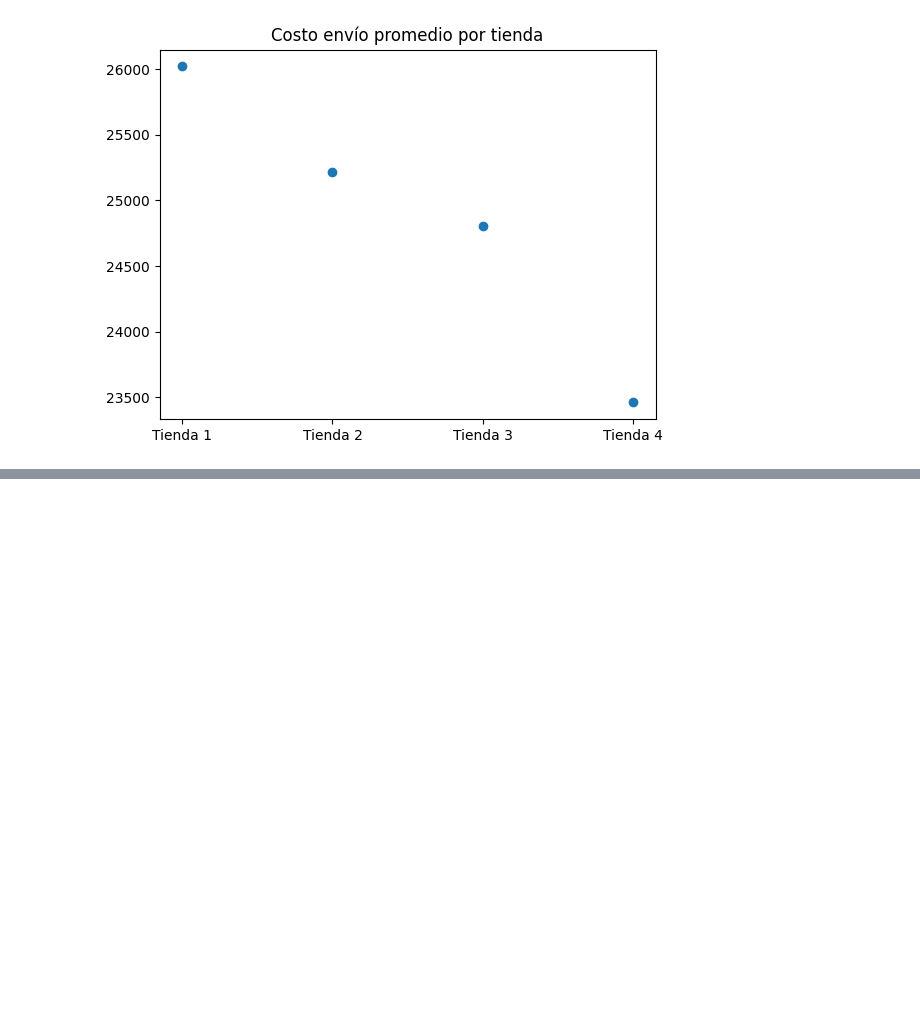
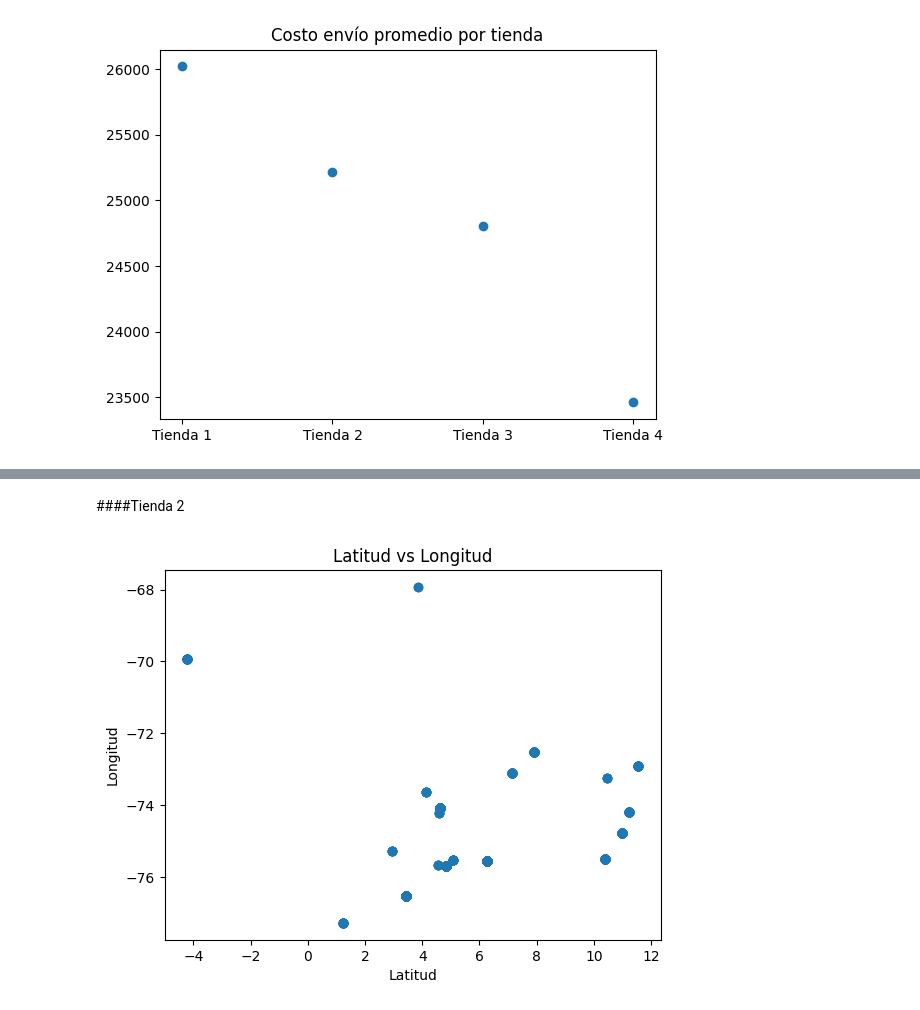
Before and after one commit to Julian-RR/Data-Science-challenge-1, a Jupyter notebook: AluraStoreLatam.ipynb, the cells around one changed output, grey strips where cells are left out. Saved outputs shown, nothing was run; the diff lists cells and outputs as text; code cells hidden in the pictures; blank space fills up the shorter version.

```diff
--- a/AluraStoreLatam.ipynb
+++ b/AluraStoreLatam.ipynb
@@ -615,0 +736,6 @@ plt.show()
+# %% [markdown]
+####Tienda 2
+# %%
+grafica_latitud_longitud(tienda2)
+# %% [output]
+[figure, added]
```
Also changed, not shown: parts of 25 cells of this notebook.
